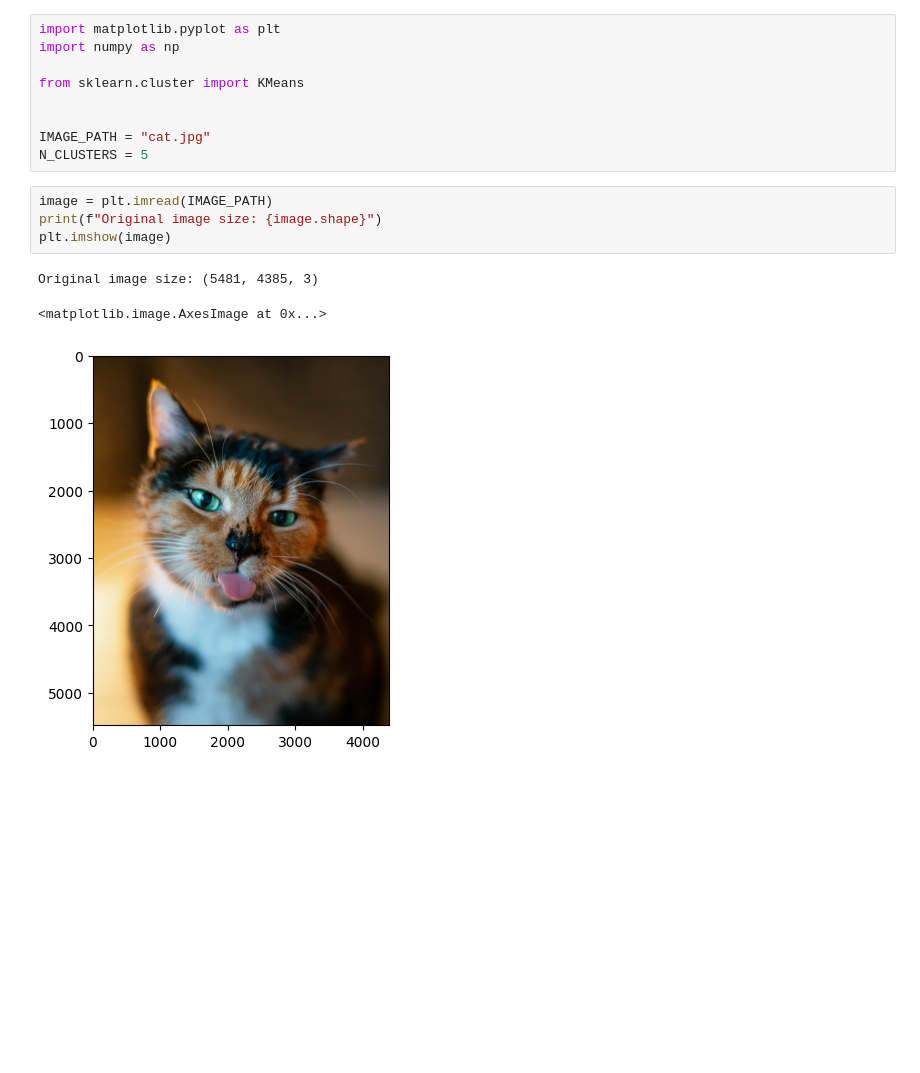
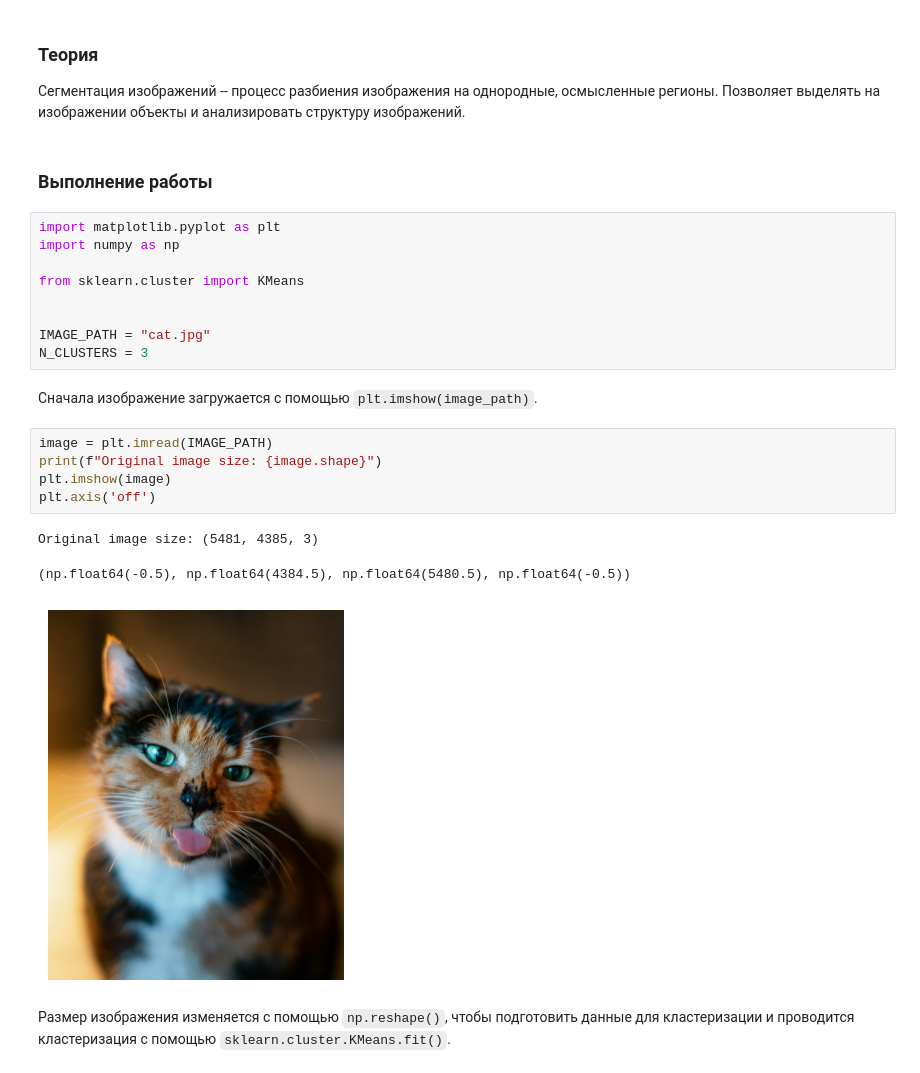
Before and after one commit to artyoomi/spbsetu-ml-intro-2026, a Jupyter notebook: src/image_segmentation.ipynb, the cells around one changed output. Saved outputs shown, nothing was run; the diff lists cells and outputs as text; blank space fills up the shorter version.

```diff
--- a/src/image_segmentation.ipynb
+++ b/src/image_segmentation.ipynb
@@ -1,3 +4,8 @@
+# %% [markdown]
+### Теория
+Сегментация изображений -- процесс разбиения изображения на однородные, осмысленные регионы. Позволяет выделять на изображении объекты и анализировать структуру изображений.
+# %% [markdown]
+### Выполнение работы
 # %%
 import matplotlib.pyplot as plt
 import numpy as np
@@ -6,15 +14,20 @@ from sklearn.cluster import KMeans
 
 
 IMAGE_PATH = "cat.jpg"
-N_CLUSTERS = 5
+N_CLUSTERS = 3
+# %% [markdown]
+Сначала изображение загружается с помощью `plt.imshow(image_path)`.
 # %%
 image = plt.imread(IMAGE_PATH)
 print(f"Original image size: {image.shape}")
 plt.imshow(image)
+plt.axis('off')
 # %% [output]
 Original image size: (5481, 4385, 3)
-<matplotlib.image.AxesImage at 0x...>
+(np.float64(-0.5), np.float64(4384.5), np.float64(5480.5), np.float64(-0.5))
-[figure, old version]
+[figure, new version]
+# %% [markdown]
+Размер изображения изменяется с помощью `np.reshape()`, чтобы подготовить данные для кластеризации и проводится кластеризация с помощью `sklearn.cluster.KMeans.fit()`.
 # %%
 X = np.reshape(image, (-1, 3))
 print(f"Reshaped image size: {X.shape}")
```
Also changed, not shown: parts of 10 cells of this notebook.
